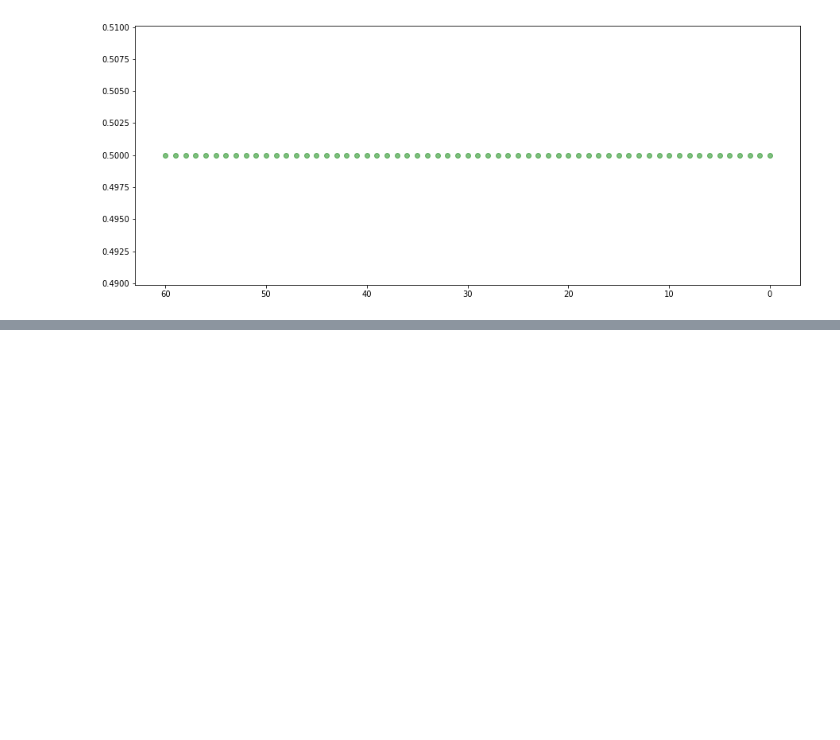
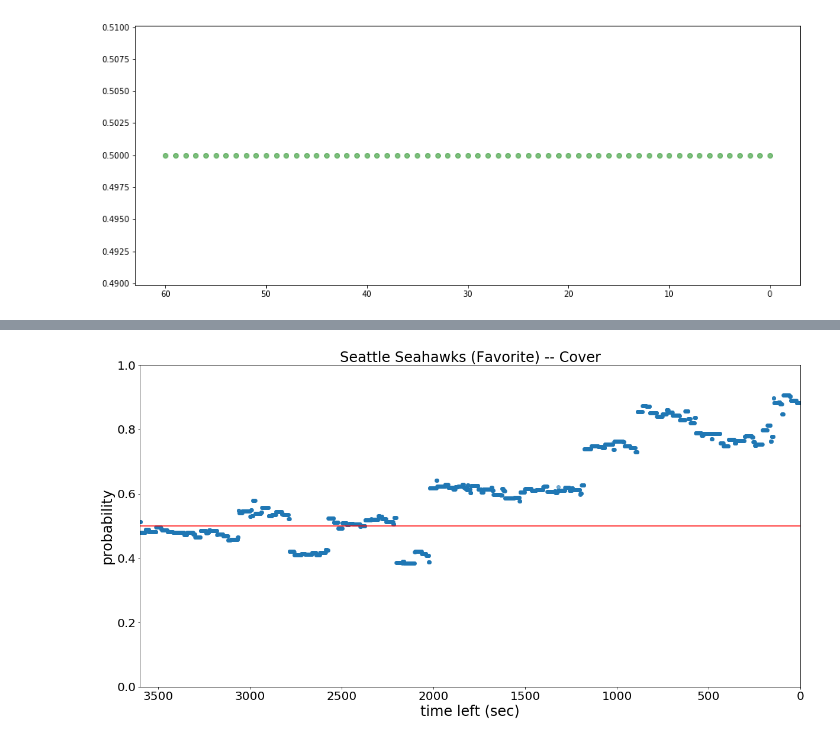
Before and after one commit to tyagi-iiitv/NFLLive, a Jupyter notebook: Observation.ipynb, the cells around one changed output, grey strips where cells are left out. Drawn from its saved outputs; the diff is of its cells as text; code cells hidden in the pictures; blank space fills up the shorter version.

```diff
--- a/Observation.ipynb
+++ b/Observation.ipynb
@@ -244,0 +228,83 @@ plt.show()
+# %%
+def_bucket = pd.read_csv('final_model_data/Defense.csv')
+def_bucket_prob = np.zeros(shape=(60,4,10,14))
+for i, r in def_bucket.iterrows():
+    t = int(r['TimeSecsClass'])
+    d = int(r['DownClass'])
+    y = int(r['yrdline100Class'])
+    f = int(r['FavScoreDiffClass'])
+    try:
+        def_bucket_prob[t][d-1][y-1][f-1] = r['Pmodel']
+    except IndexError:
+        print t, d, y, f
+        break
+# %%
+example = data[data['GameID'] == 2014090400]
+example_score = []
+example_pos = []
+example_down = []
+example_yrdln = []
+example
+example_score_dict = dict(zip(example.TimeSecs, example.FavScoreDiff))
+# TODO: this might be consider a programming problem
+time_unique = example.TimeSecs.unique()
+curr_score_diff = 0
+fav_pos = False
+curr_down = 1
+curr_yrdln = 100
+for t in range(3600, -1, -1):
+    if t in time_unique:
+        curr_score_diff = example[example["TimeSecs"] == t].FavScoreDiff.values[0]
+        curr_down = example[example["TimeSecs"] == t].down.values[0]
+        curr_yrdln = example[example["TimeSecs"] == t].yrdline100.values[0]
+        if example[example["TimeSecs"] == t].posteam.values[0] == 'SEA':
+            fav_pos = True
+        else:
+            fav_pos = False
+
+    example_score.append(curr_score_diff)
+    example_pos.append(fav_pos)
+    example_down.append(curr_down)
+    example_yrdln.append(curr_yrdln)
+
+
+example = pd.DataFrame(data=np.column_stack((range(3600, -1, -1), example_score, example_down, example_yrdln, example_pos)), columns=['timeleft', 'scorediff', 'down', 'yrdline100', 'FavPosBall'])
+bins = [-np.inf, -35, -25, -20, -15, -10, -5, 0, 5, 10, 15, 20, 25, 35, np.inf] #15 items
+example['scorediffClass'] = pd.cut(example['scorediff'], bins=bins, labels=list(range(1,15)))
+bins = range(0, 3601, 60)
+bins.append(np.inf)
+example['timeleftClass'] = pd.cut(example['timeleft'], bins=bins, labels=range(61), include_lowest=True)
+example['downClass'] = pd.cut(example['down'], bins=[0.5,1.5,2.5,3.5,4.5], labels=[1,2,3,4])
+bins = list(range(0,101,10))
+example['yrdline100Class'] = pd.cut(example['yrdline100'],bins=bins, labels=list(range(1,11)))
+
+for i, r in example.iterrows():
+    f = int(r['scorediffClass']) - 1
+    t = int(r['timeleftClass'])
+    d = int(r['downClass']) - 1
+    y = int(r['yrdline100Class']) - 1
+    if r['FavPosBall']:
+#         print 'Fav pos ball'
+        example.loc[i, 'prob'] = att_bucket_prob[t][d][y][f]
+    else:
+#         print 'Underdog pos ball'
+        example.loc[i, 'prob'] = def_bucket_prob[t][d][y][f]
+
+f, ax1 = plt.subplots(1, 1, figsize=(20, 10))
+
+
+ax1.scatter(example.timeleft, example.prob, alpha=0.6)
+# ax1.plot(d_f.lefttime, prob_f)
+ax1.set_xlim(example.timeleft.max(), example.timeleft.min())
+ax1.set_ylim(0, 1, 0.05)
+ax1.axhline(y=0.5, color='r', linestyle='-')
+ax1.set_title('Seattle Seahawks (Favorite) -- Cover', fontsize=24)
+ax1.set_xlabel('time left (sec)', fontsize=24)
+ax1.set_ylabel('probability', fontsize=24)
+ax1.tick_params(labelsize=20)
+# plt.savefig('baseline-example.png')
+
+
+plt.show()
+# %% [output]
+[figure, added]
```
Also changed, not shown: parts of 2 cells of this notebook.
